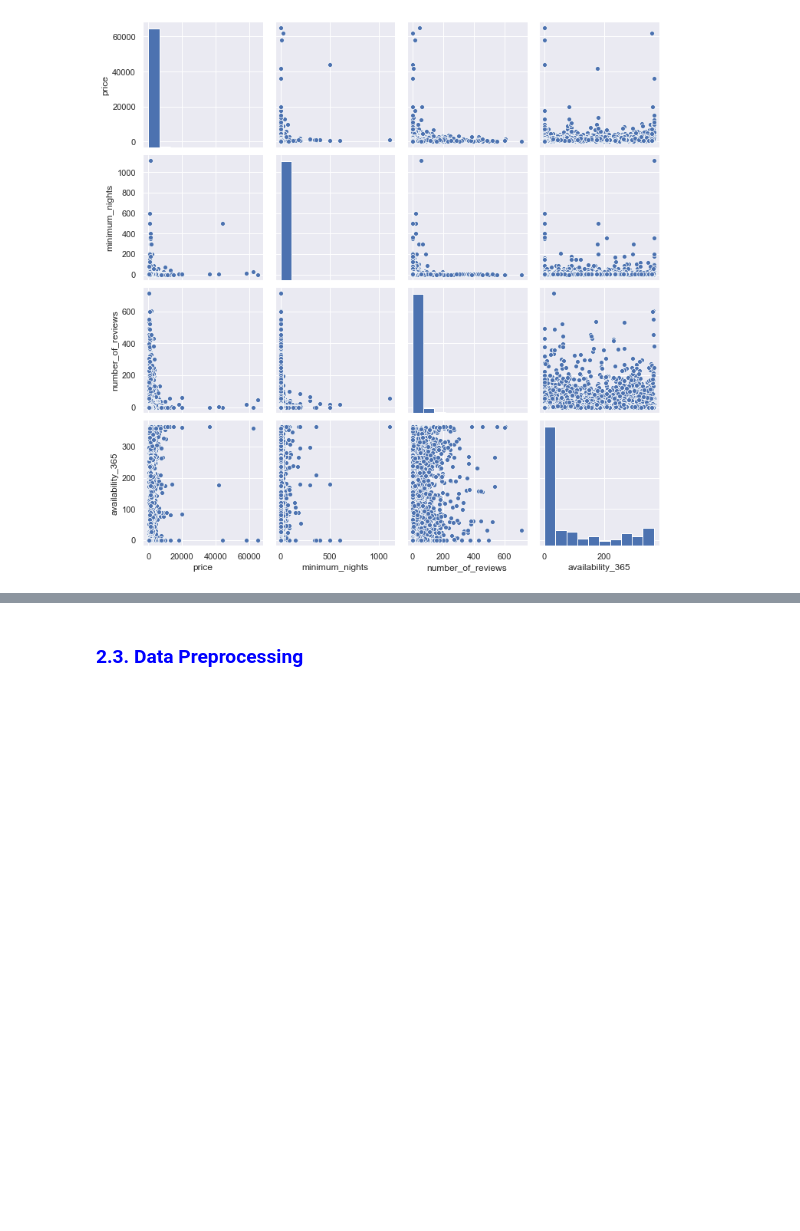
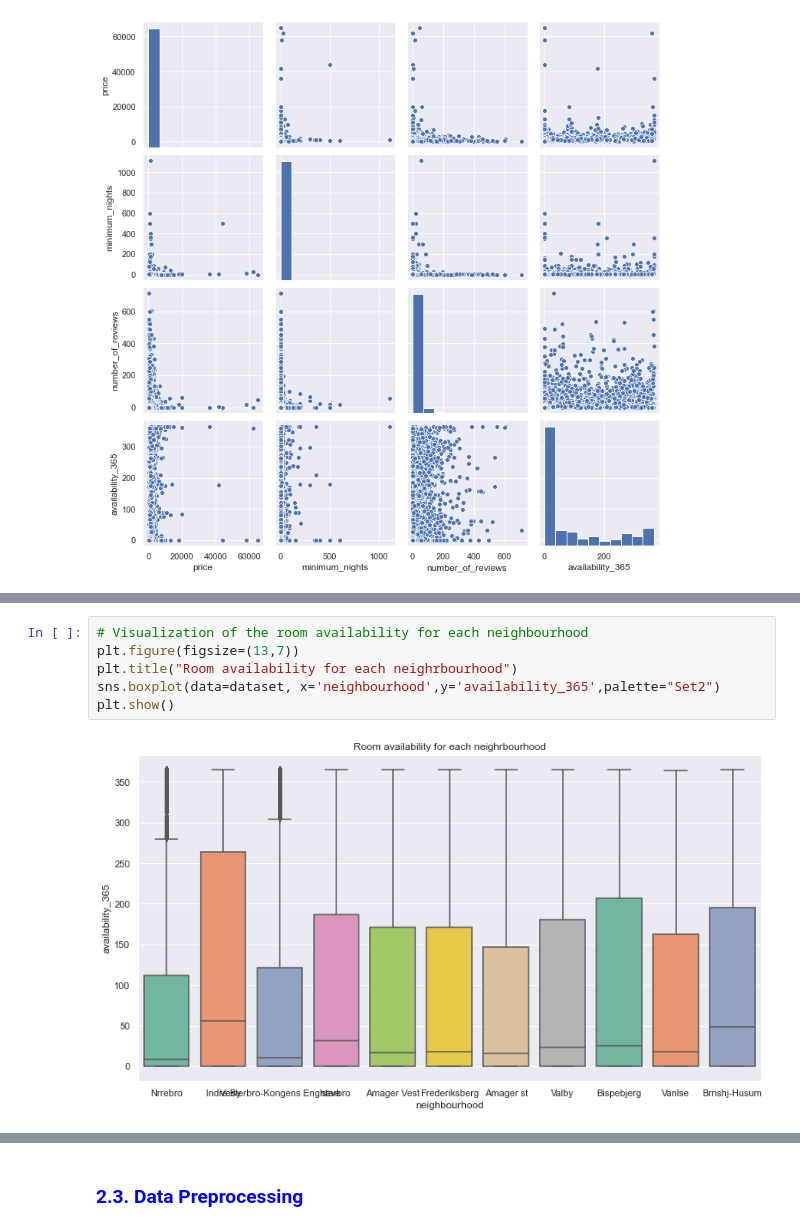
Before and after one commit to Arlinda96/BA-Project, a Jupyter notebook: Airbnb_Project.ipynb, the cells around one changed output, grey strips where cells are left out. Cells and saved outputs as stored; diff of their text form; blank space fills up the shorter version.

```diff
--- a/Airbnb_Project.ipynb
+++ b/Airbnb_Project.ipynb
@@ -104,0 +178,8 @@ plt.show()
+# %%
+# Visualization of the room availability for each neighbourhood
+plt.figure(figsize=(13,7))
+plt.title("Room availability for each neighrbourhood")
+sns.boxplot(data=dataset, x='neighbourhood',y='availability_365',palette="Set2")
+plt.show()
+# %% [output]
+[figure, added]
```
Also changed, not shown: parts of 62 cells of this notebook.
